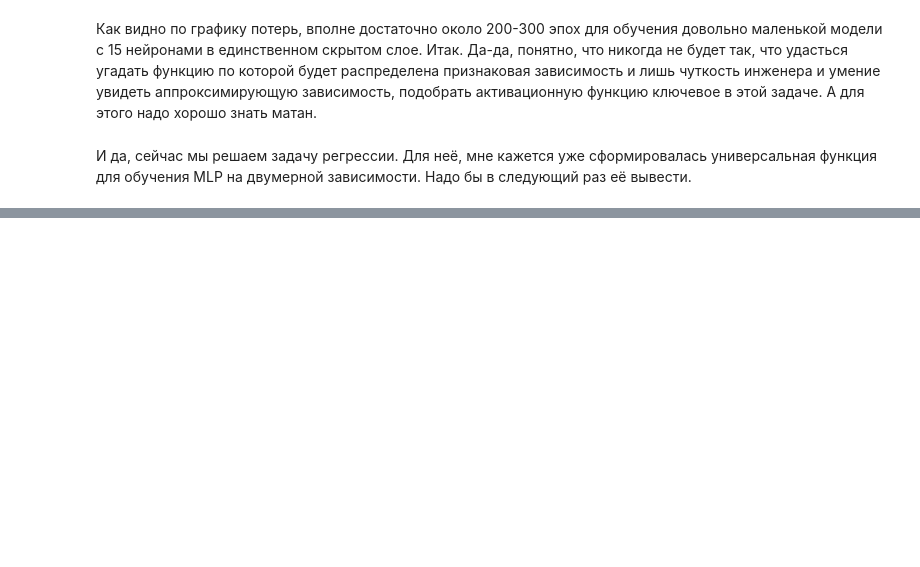
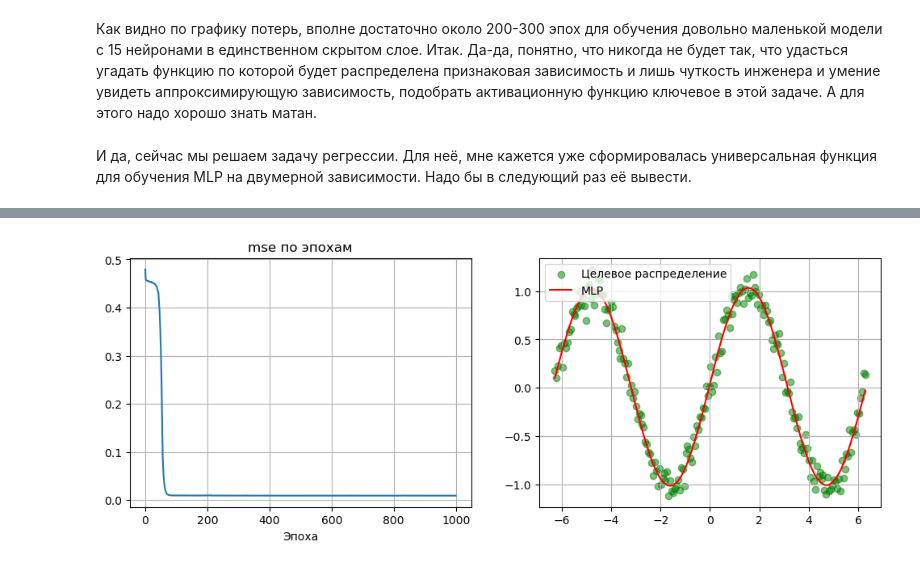
Before and after one commit to Ollldman/ml_dl_experiments, a Jupyter notebook: dl/dl_modules/first_theme_neuron_MLP/1. intro in neural networks.ipynb, the cells around one changed output, grey strips where cells are left out. Cells and saved outputs as stored; diff of their text form; code cells hidden in the pictures; blank space fills up the shorter version.

Commit message:
1. Added methods _activation, _activation_derivative to MLP 2. Added class MLP learner with MSE and mini-batch

```diff
--- a/dl/dl_modules/first_theme_neuron_MLP/1. intro in neural networks.ipynb
+++ b/dl/dl_modules/first_theme_neuron_MLP/1. intro in neural networks.ipynb
@@ -343,3 +343,15 @@ Epoch 1000, loss=0.0095
 Как видно по графику потерь, вполне достаточно около 200-300 эпох для обучения довольно маленькой модели с 15 нейронами в единственном скрытом слое. Итак. Да-да, понятно, что никогда не будет так, что удасться угадать функцию по которой будет распределена признаковая зависимость и лишь чуткость инженера и умение увидеть аппроксимирующую зависимость, подобрать активационную функцию ключевое в этой задаче. А для этого надо хорошо знать матан.
 # %% [markdown]
 И да, сейчас мы решаем задачу регрессии. Для неё, мне кажется уже сформировалась универсальная функция для обучения MLP на двумерной зависимости. Надо бы в следующий раз её вывести.
+# %%
+from MLP_learner_GD import MLP_learner_GD
+
+learner: MLP_learner_GD = MLP_learner_GD(
+    model='MLP',
+    X = X,
+    y = y,
+    activation= 'sin',
+    layer_sizes=[1, 25, 1],
+    epochs=1000,
+    epoch_output=200
+)
@@ -345,0 +366,4 @@ Epoch 1000, loss=0.0095
+# %%
+learner.visualise_learning_process()
+# %% [output]
+[figure, added]
```
Also changed, not shown: parts of 4 cells of this notebook, 3 other files.
